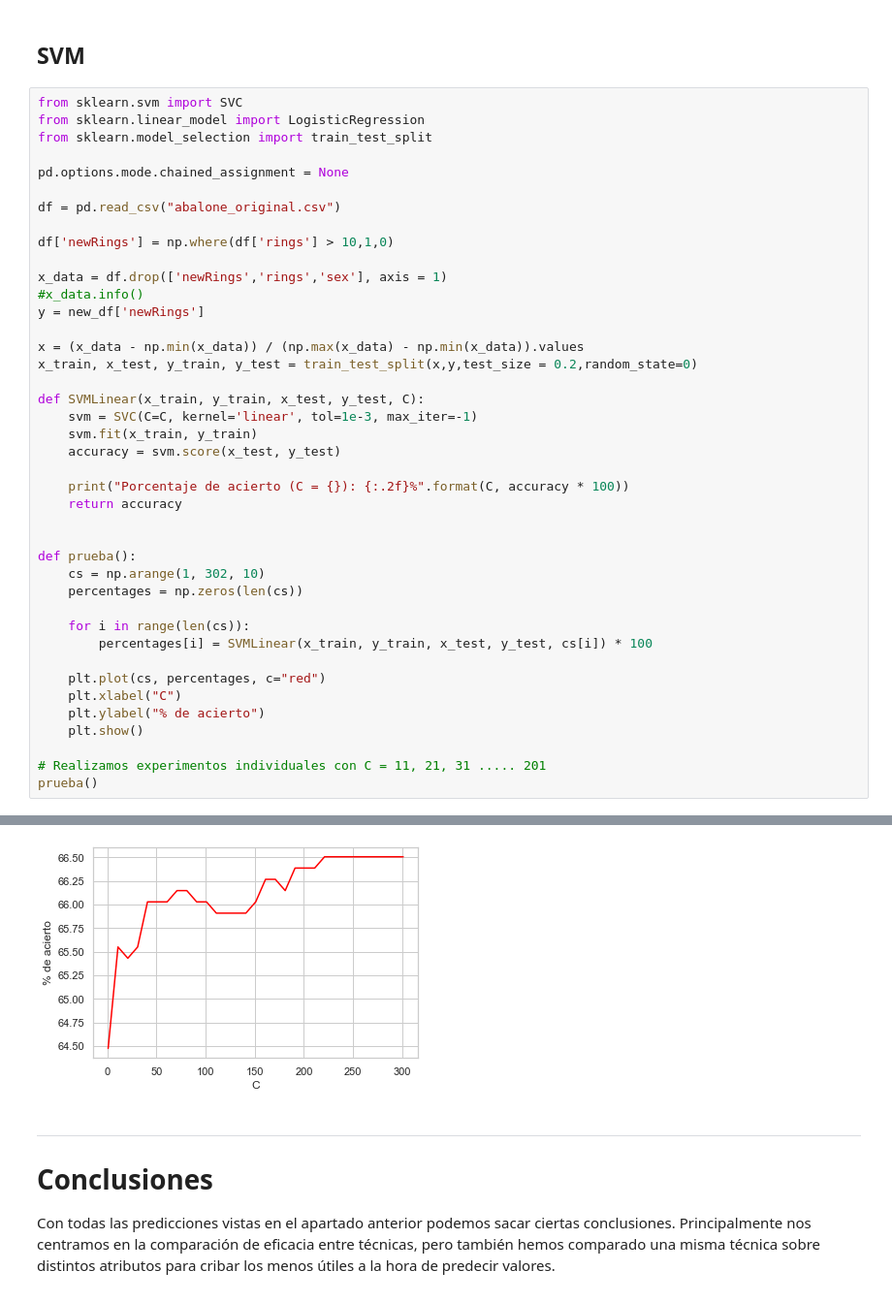
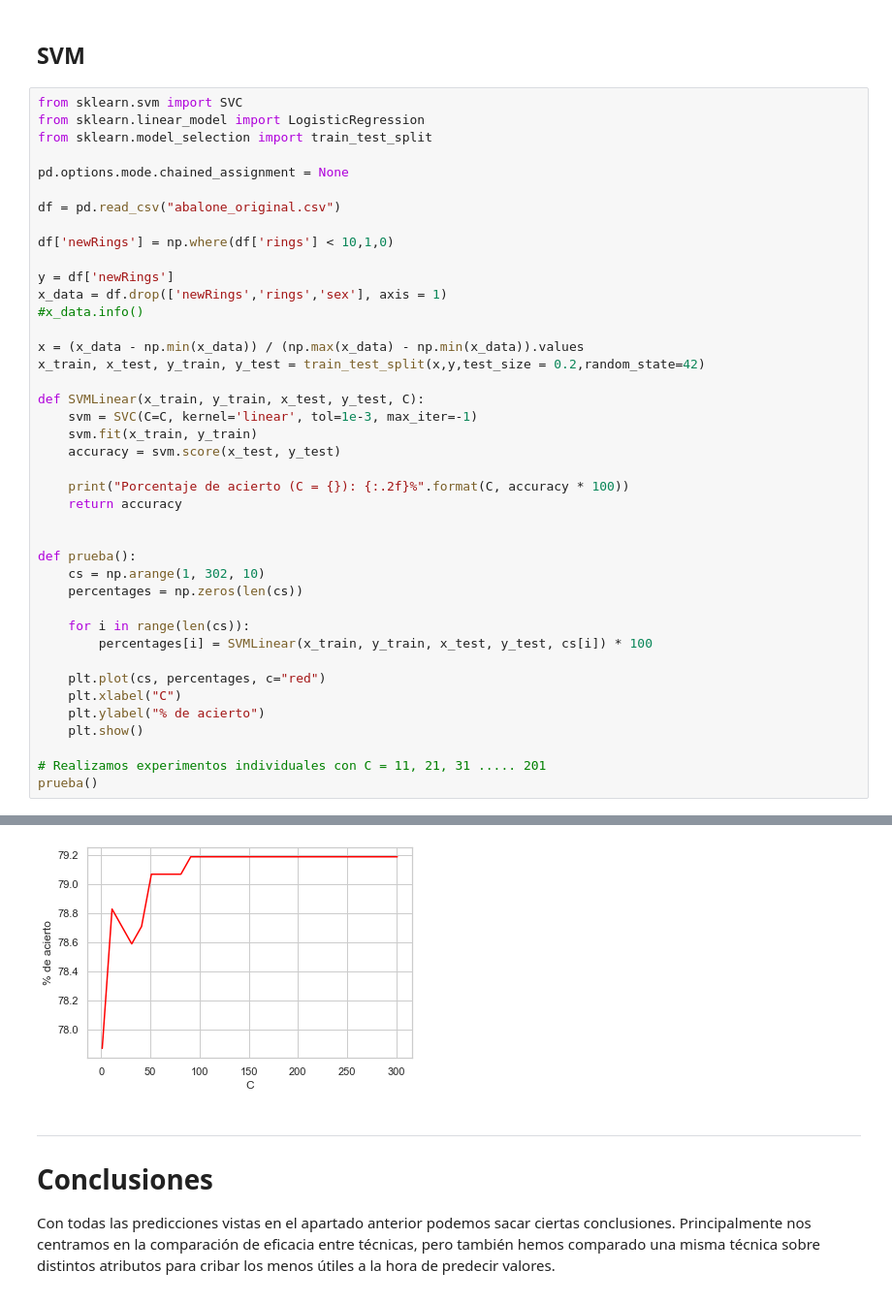
Before and after one commit to nubango/AprendizajeAutomatico, a Jupyter notebook: Proyecto Final/abalone.ipynb, the cells around one changed output, grey strips where cells are left out. Shown at 97% size. Cells and saved outputs as stored; diff of their text form.

```diff
--- a/Proyecto Final/abalone.ipynb
+++ b/Proyecto Final/abalone.ipynb
@@ -516,14 +622,14 @@ pd.options.mode.chained_assignment = None
 
 df = pd.read_csv("abalone_original.csv")
 
-df['newRings'] = np.where(df['rings'] > 10,1,0)
+df['newRings'] = np.where(df['rings'] < 10,1,0)
 
+y = df['newRings']
 x_data = df.drop(['newRings','rings','sex'], axis = 1)
 #x_data.info()
-y = new_df['newRings']
 
 x = (x_data - np.min(x_data)) / (np.max(x_data) - np.min(x_data)).values
-x_train, x_test, y_train, y_test = train_test_split(x,y,test_size = 0.2,random_state=0)
+x_train, x_test, y_train, y_test = train_test_split(x,y,test_size = 0.2,random_state=42)
 
 def SVMLinear(x_train, y_train, x_test, y_test, C):
     svm = SVC(C=C, kernel='linear', tol=1e-3, max_iter=-1)
@@ -569,4 +675,4 @@ Porcentaje de acierto (C = 301): 66.51%
-[figure, old version]
+[figure, new version]
 # %% [markdown]
 ***
 
```
Also changed, not shown: parts of 4 cells of this notebook, 2 other files.
